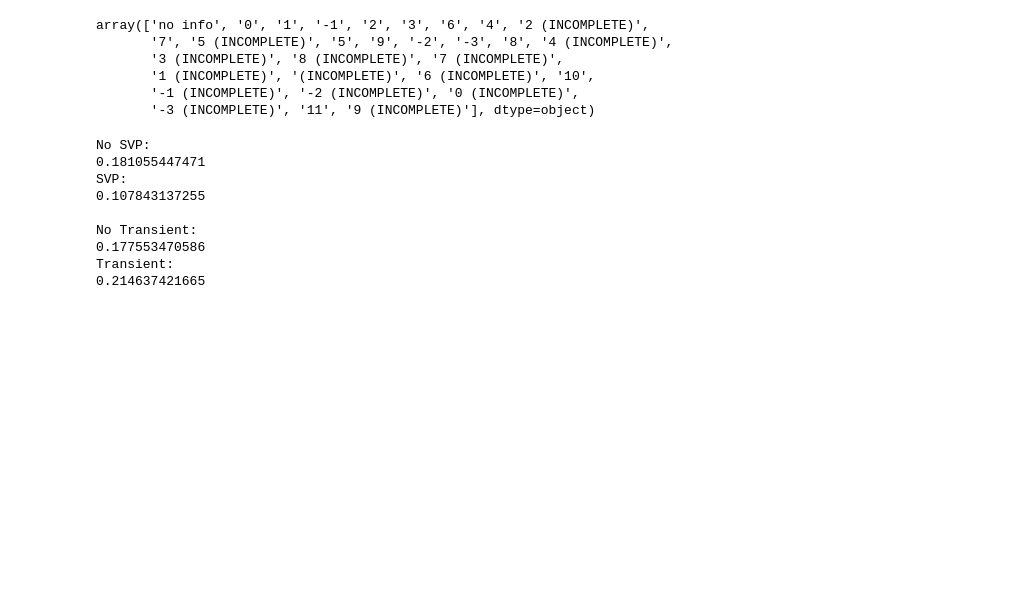
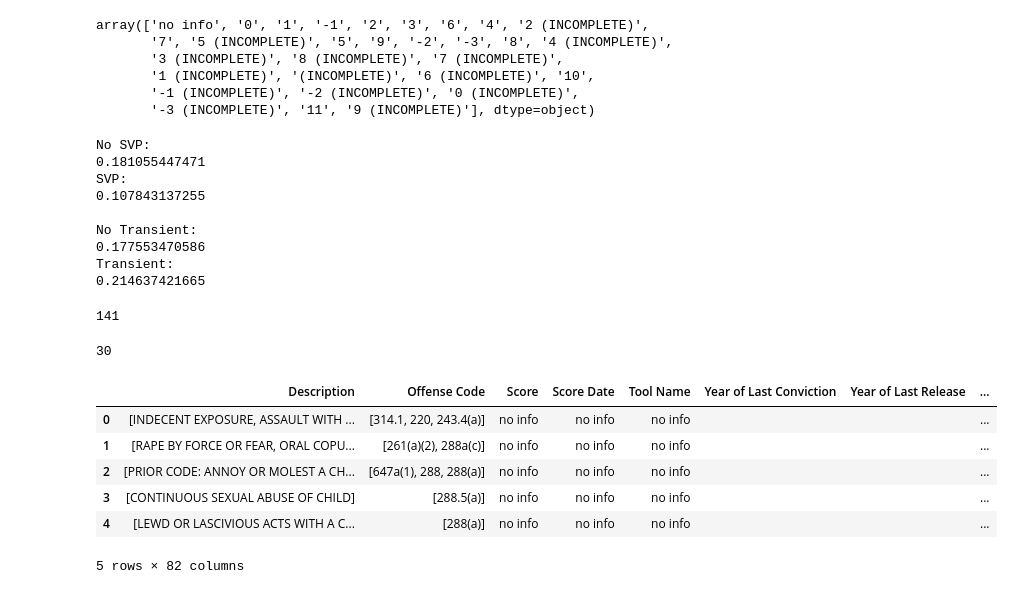
Before and after one commit to SWPFlow/megans_law_project, a Jupyter notebook: notebooks/EDA and Feature Engineering.ipynb, the cells around one changed output. Saved outputs shown, nothing was run; the diff lists cells and outputs as text; code cells hidden in the pictures; blank space fills up the shorter version.

Commit message:
Created dummies for crime description tags

```diff
--- a/notebooks/EDA and Feature Engineering.ipynb
+++ b/notebooks/EDA and Feature Engineering.ipynb
@@ -341,3 +341,28 @@ No Transient:
 0.177553470586
 Transient:
 0.214637421665
+# %%
+races = list(df['Ethnicity'].unique())
+races.remove('OTHER')
+df[races] = pd.get_dummies(df['Ethnicity'])[races]
+# %%
+df['Description'].apply(lambda x: sum(1 if 'PANDERING' in y or 'PIMP' in y or 'PROCUREMENT' in y or 'TRAFFICKING' in y else 0 for y in x)).sum()
+# %% [output]
+141
+# %%
+descrip_dummies = {}
+with open('../data/Words_for_Dummies.txt') as f:
+    for line in f:
+        if 'skip' in line:
+            continue
+        key = line.split(':')[0]
+        values = line.split(':')[1].split(',')
+        values = [val.strip() for val in values]
+        descrip_dummies[key] = values
+# %%
+len(descrip_dummies)
+# %% [output]
+30
+# %%
+for key, value in descrip_dummies.iteritems():
+    df[key] = df['Description'].apply(lambda x: check_dummy(x, value))
@@ -343,0 +378,10 @@ Transient:
+# %%
+df.head()
+# %% [output]
+|  | Description | Offense Code | Score | Score Date | Tool Name | Year of Last Conviction | Year of Last Release | ... |
+| 0 | [INDECENT EXPOSURE, ASSAULT WITH ... | [314.1, 220, 243.4(a)] | no info | no info | no info |  |  | ... |
+| 1 | [RAPE BY FORCE OR FEAR, ORAL COPU... | [261(a)(2), 288a(c)] | no info | no info | no info |  |  | ... |
+| 2 | [PRIOR CODE: ANNOY OR MOLEST A CH... | [647a(1), 288, 288(a)] | no info | no info | no info |  |  | ... |
+| 3 | [CONTINUOUS SEXUAL ABUSE OF CHILD] | [288.5(a)] | no info | no info | no info |  |  | ... |
+| 4 | [LEWD OR LASCIVIOUS ACTS WITH A C... | [288(a)] | no info | no info | no info |  |  | ... |
+5 rows × 82 columns
```
Also changed, not shown: parts of 6 cells of this notebook, 1 other file.
